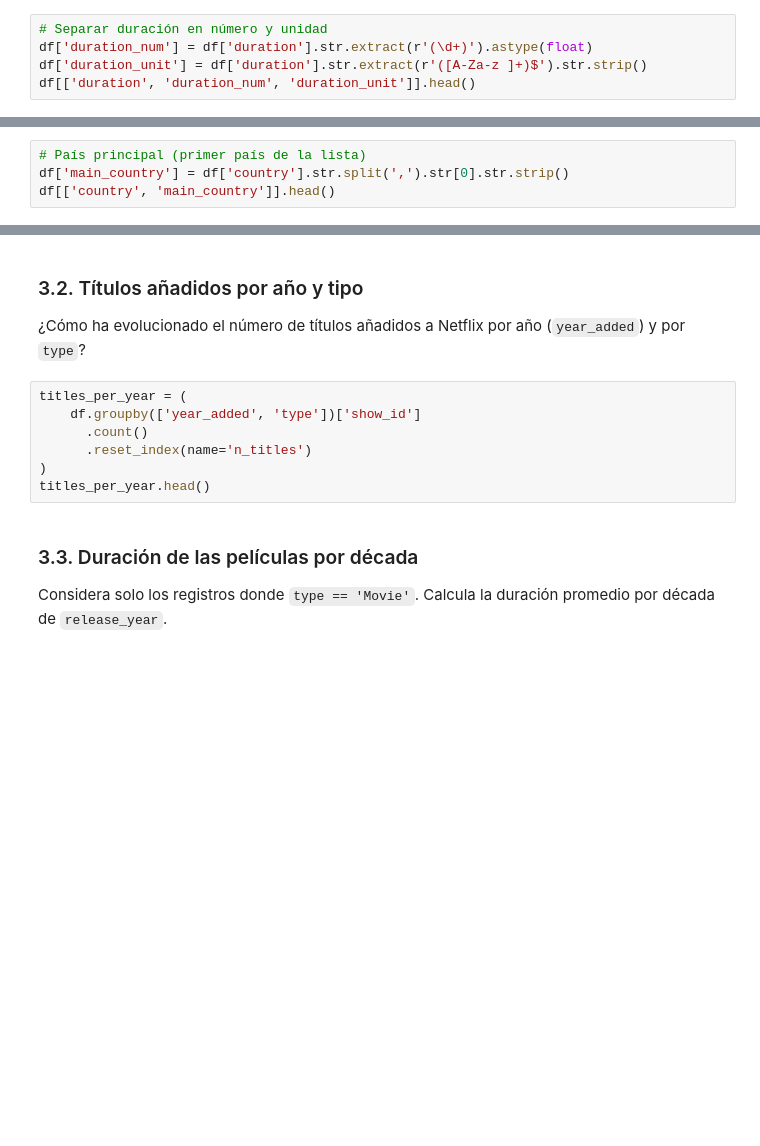
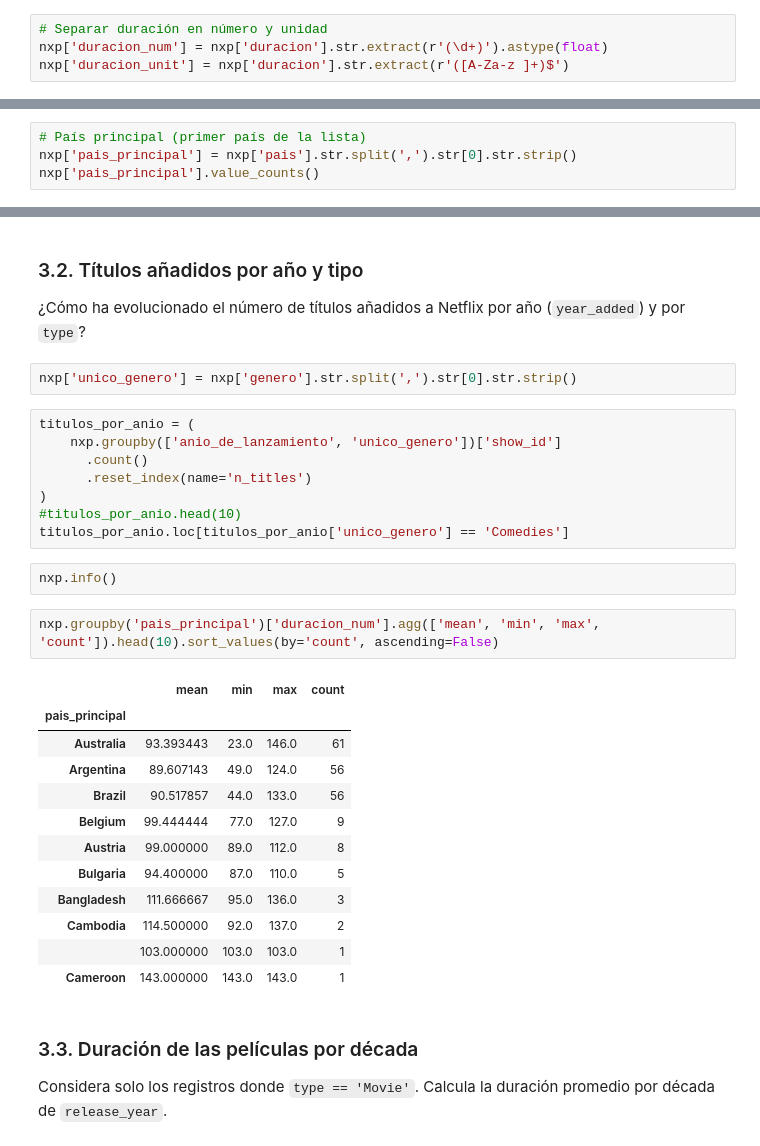
Before and after one commit to Twoeme/NetflixData, a Jupyter notebook: netflix_eda_clase.ipynb, the cells around one changed output, grey strips where cells are left out. Cells and saved outputs as stored; diff of their text form; blank space fills up the shorter version.

```diff
--- a/netflix_eda_clase.ipynb
+++ b/netflix_eda_clase.ipynb
@@ -292,5 +348,4 @@ netflix_series.head(20)
 # %%
 # Separar duración en número y unidad
-df['duration_num'] = df['duration'].str.extract(r'(\d+)').astype(float)
-df['duration_unit'] = df['duration'].str.extract(r'([A-Za-z ]+)$').str.strip()
-df[['duration', 'duration_num', 'duration_unit']].head()
+nxp['duracion_num'] = nxp['duracion'].str.extract(r'(\d+)').astype(float)
+nxp['duracion_unit'] = nxp['duracion'].str.extract(r'([A-Za-z ]+)$')
@@ -297,4 +361,4 @@ df[['duration', 'duration_num', 'duration_unit']].head()
 # %%
 # País principal (primer país de la lista)
-df['main_country'] = df['country'].str.split(',').str[0].str.strip()
-df[['country', 'main_country']].head()
+nxp['pais_principal'] = nxp['pais'].str.split(',').str[0].str.strip()
+nxp['pais_principal'].value_counts()
@@ -314,13 +394,33 @@ df['type'].value_counts()
 ### 3.2. Títulos añadidos por año y tipo
 
 ¿Cómo ha evolucionado el número de títulos añadidos a Netflix por año (`year_added`) y por `type`?
+# %%
+nxp['unico_genero'] = nxp['genero'].str.split(',').str[0].str.strip()
 # %%
-titles_per_year = (
-    df.groupby(['year_added', 'type'])['show_id']
+titulos_por_anio = (
+    nxp.groupby(['anio_de_lanzamiento', 'unico_genero'])['show_id']
       .count()
       .reset_index(name='n_titles')
 )
-titles_per_year.head()
+#titulos_por_anio.head(10)
+titulos_por_anio.loc[titulos_por_anio['unico_genero'] == 'Comedies']
+# %%
+nxp.info()
+# %%
+nxp.groupby('pais_principal')['duracion_num'].agg(['mean', 'min', 'max', 'count']).head(10).sort_values(by='count', ascending=False)
+# %% [output]
+|  | mean | min | max | count |
+| pais_principal |  |  |  |  |
+| Australia | 93.393443 | 23.0 | 146.0 | 61 |
+| Argentina | 89.607143 | 49.0 | 124.0 | 56 |
+| Brazil | 90.517857 | 44.0 | 133.0 | 56 |
+| Belgium | 99.444444 | 77.0 | 127.0 | 9 |
+| Austria | 99.000000 | 89.0 | 112.0 | 8 |
+| Bulgaria | 94.400000 | 87.0 | 110.0 | 5 |
+| Bangladesh | 111.666667 | 95.0 | 136.0 | 3 |
+| Cambodia | 114.500000 | 92.0 | 137.0 | 2 |
+|  | 103.000000 | 103.0 | 103.0 | 1 |
+| Cameroon | 143.000000 | 143.0 | 143.0 | 1 |
 # %% [markdown]
 ### 3.3. Duración de las películas por década
 
```
Also changed, not shown: parts of 9 cells of this notebook.
